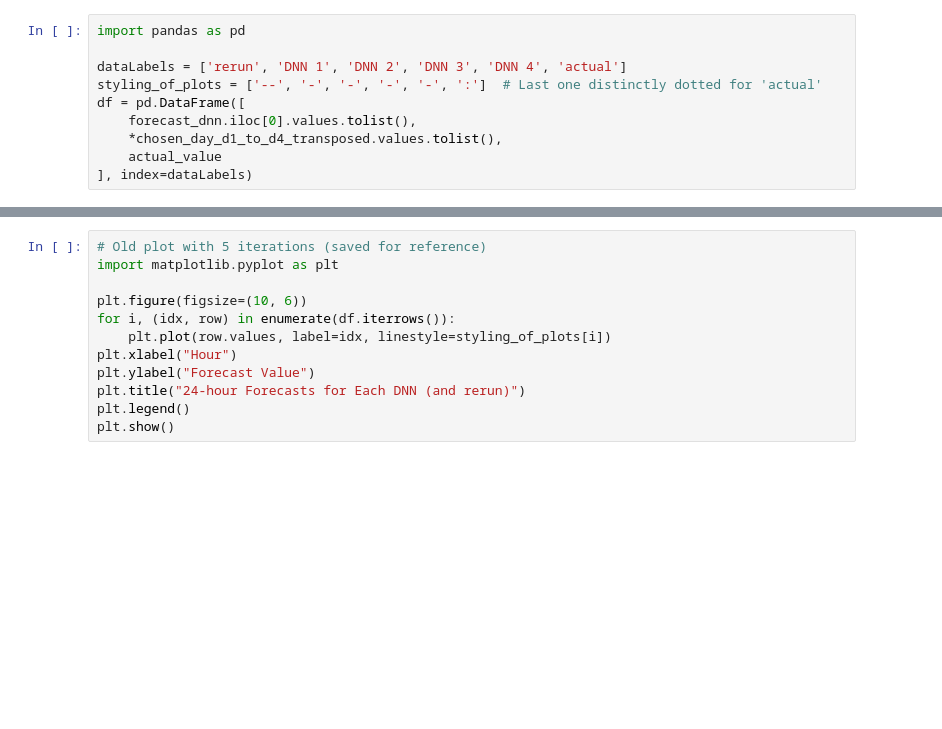
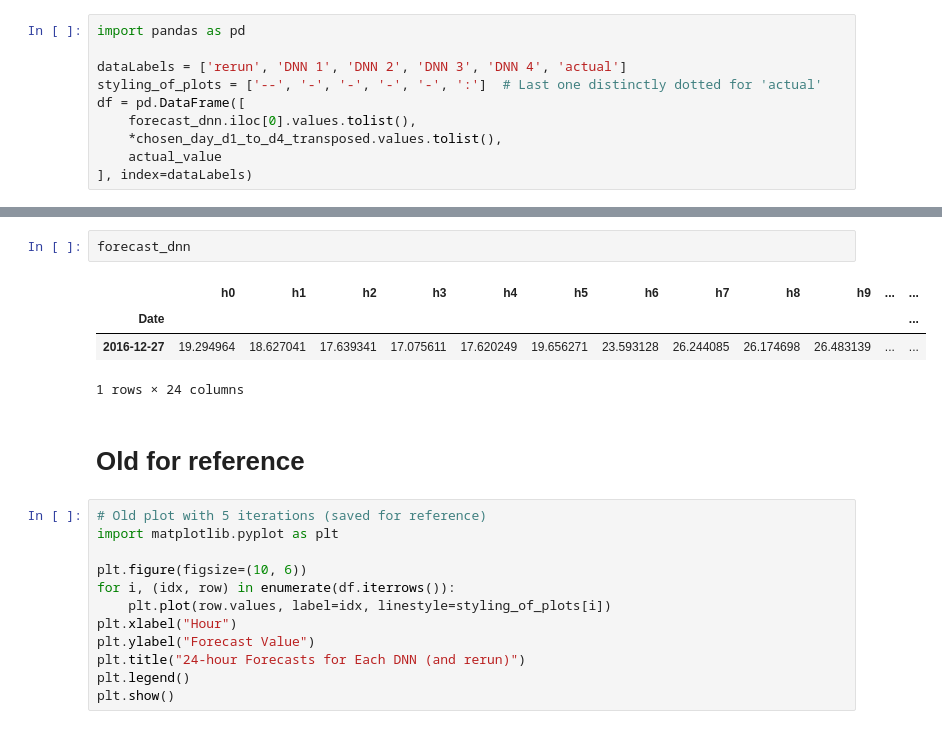
Before and after one commit to llinfeng/epftoolbox, a Jupyter notebook: Notebooks/02_forecasting_oneshot.ipynb, the cells around one changed output, grey strips where cells are left out. Drawn from its saved outputs; the diff is of its cells as text; blank space fills up the shorter version.

```diff
--- a/Notebooks/02_forecasting_oneshot.ipynb
+++ b/Notebooks/02_forecasting_oneshot.ipynb
@@ -418,3 +653,12 @@ plt.show()
+# %%
+forecast_dnn
+# %% [output]
+|  | h0 | h1 | h2 | h3 | h4 | h5 | h6 | h7 | h8 | h9 | ... | ... |
+| Date |  |  |  |  |  |  |  |  |  |  |  | ... |
+| 2016-12-27 | 19.294964 | 18.627041 | 17.639341 | 17.075611 | 17.620249 | 19.656271 | 23.593128 | 26.244085 | 26.174698 | 26.483139 | ... | ... |
+1 rows × 24 columns
+# %% [markdown]
+# Old for reference
 # %%
 # Old plot with 5 iterations (saved for reference)
 import matplotlib.pyplot as plt
```
Also changed, not shown: parts of 33 cells of this notebook.
